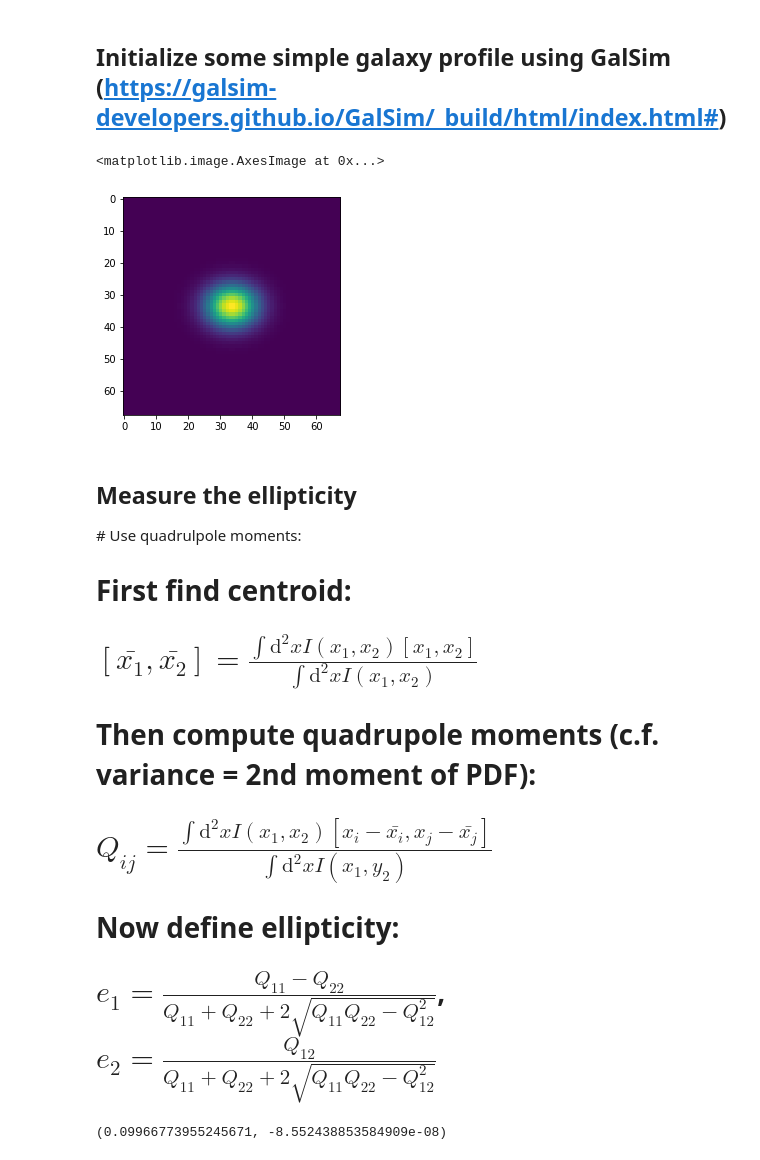
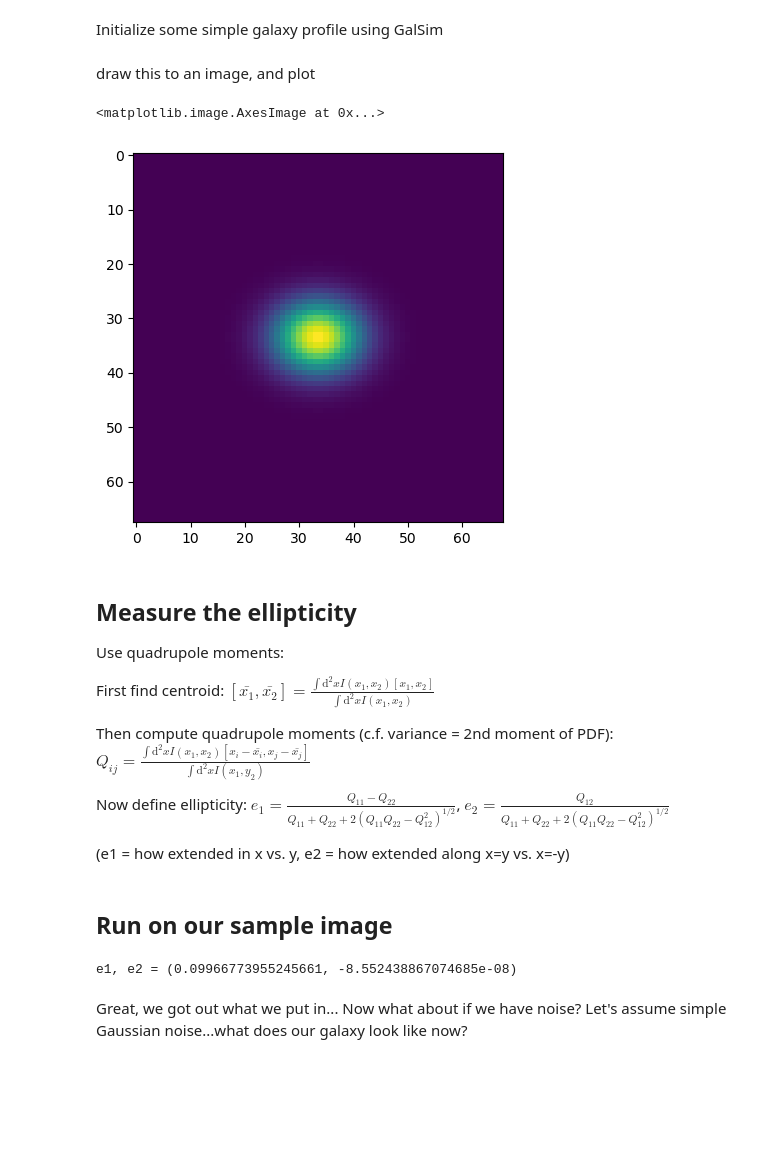
Before and after one commit to NiallMac/wl_images, a Jupyter notebook: shear_bias_demos.ipynb, the cells around one changed output. Saved outputs shown, nothing was run; the diff lists cells and outputs as text; code cells hidden in the pictures; blank space fills up the shorter version.

```diff
--- a/shear_bias_demos.ipynb
+++ b/shear_bias_demos.ipynb
@@ -4,21 +13,19 @@ import numpy as np
 import matplotlib
 import pylab
 import os
+import matplotlib
+matplotlib.use("Agg")
 import matplotlib.pyplot as plt
-import matplotlib.animation
-plt.rcParams["animation.html"] = "jshtml"
-
-from scipy.interpolate import CubicSpline
 # %% [markdown]
-## Initialize some simple galaxy profile using GalSim (https://galsim-developers.github.io/GalSim/_build/html/index.html#)
+Initialize some simple galaxy profile using GalSim
 # %%
 #input galaxy params
 gal_flux = 1.e5
 gal_sigma = 1.
-e1 = 0.1
-e2 = 0.
+input_e1 = 0.1
+input_e2 = 0.
 pixel_scale=0.2
 
 #some simple input galaxy model
 gal = galsim.Gaussian(flux=gal_flux, sigma=gal_sigma)
-gal = gal.shear(g1=e1, g2=e2)
+gal = gal.shear(g1=input_e1, g2=input_e2)
@@ -27,26 +32,30 @@ gal = gal.shear(g1=e1, g2=e2)
+# %% [markdown]
+draw this to an image, and plot
 # %%
 %matplotlib inline
 #galaxy image
 
 fig,ax=plt.subplots()
-gal_im = gal.drawImage(scale=0.2)
+gal_im = gal.drawImage(scale=pixel_scale)
 ax.imshow(gal_im.array)
 # %% [output]
 <matplotlib.image.AxesImage at 0x...>
-[figure, old version]
+[figure, new version]
 # %% [markdown]
 ## Measure the ellipticity
 
-# Use quadrulpole moments:
+Use quadrupole moments:
 
-# First find centroid:
-# $[\bar{x_1},\bar{x_2}] = \frac{\int \mathrm{d}^2{x} I(x_1,x_2) [x_1,x_2]}{\int  \mathrm{d}^2{x} I(x_1,x_2)} $
+First find centroid:
+$[\bar{x_1},\bar{x_2}] = \frac{\int \mathrm{d}^2{x} I(x_1,x_2) [x_1,x_2]}{\int  \mathrm{d}^2{x} I(x_1,x_2)} $
 
-# Then compute quadrupole moments (c.f. variance = 2nd moment of PDF):
-# $Q_{ij} =  \frac{\int \mathrm{d}^2{x} I(x_1,x_2)[x_i-\bar{x_i},x_j-\bar{x_j}]}{\int  \mathrm{d}^2{x} I(x_1,y_2)}$
+Then compute quadrupole moments (c.f. variance = 2nd moment of PDF):
+$Q_{ij} =  \frac{\int \mathrm{d}^2{x} I(x_1,x_2)[x_i-\bar{x_i},x_j-\bar{x_j}]}{\int  \mathrm{d}^2{x} I(x_1,y_2)}$
 
-# Now define ellipticity:
-# $e_1 = \frac{Q_{11} - Q_{22}}{Q_{11} + Q_{22} + 2\sqrt{Q_{11}Q_{22}-Q_{12}^2}}$, $e_2 = \frac{Q_{12}}{Q_{11} + Q_{22} + 2\sqrt{Q_{11}Q_{22}-Q_{12}^2}}$
+Now define ellipticity:
+$e_1 = \frac{Q_{11} - Q_{22}}{Q_{11} + Q_{22} + 2( Q_{11}Q_{22} - Q_{12}^2 )^{1/2} }$, $e_2 = \frac{Q_{12}}{Q_{11} + Q_{22} + 2(Q_{11}Q_{22}-Q_{12}^2)^{1/2}}$
+
+(e1 = how extended in x vs. y, e2 = how extended along x=y vs. x=-y)
 # %%
 def get_centroid(gal_im):
     X,Y = np.meshgrid(np.arange(gal_im.shape[0]), np.arange(gal_im.shape[1]))
@@ -68,7 +77,13 @@ def get_shape(gal_im):
     e2_num = 2*Qxy
     denom = Qxx + Qyy + 2*np.sqrt(Qxx*Qyy - Qxy**2)
     return (e1_num/denom, e2_num/denom)
+# %% [markdown]
+## Run on our sample image
 # %%
-print(get_shape(gal_im.array))
+print("e1, e2 =", get_shear(gal_im.array))
 # %% [output]
-(0.09966773955245671, -8.552438853584909e-08)
+e1, e2 = (0.09966773955245661, -8.552438867074685e-08)
+# %% [markdown]
+Great, we got out what we put in...
+Now what about if we have noise?
+Let's assume simple Gaussian noise...what does our galaxy look like now?
```
Also changed, not shown: parts of 20 cells of this notebook, 1 other file.
